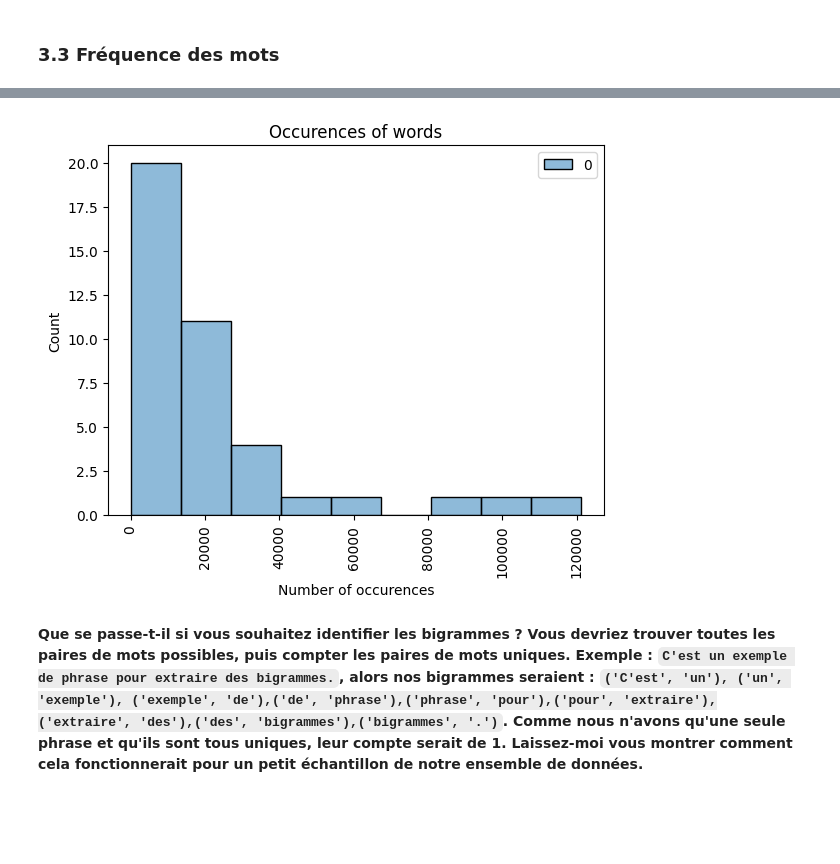
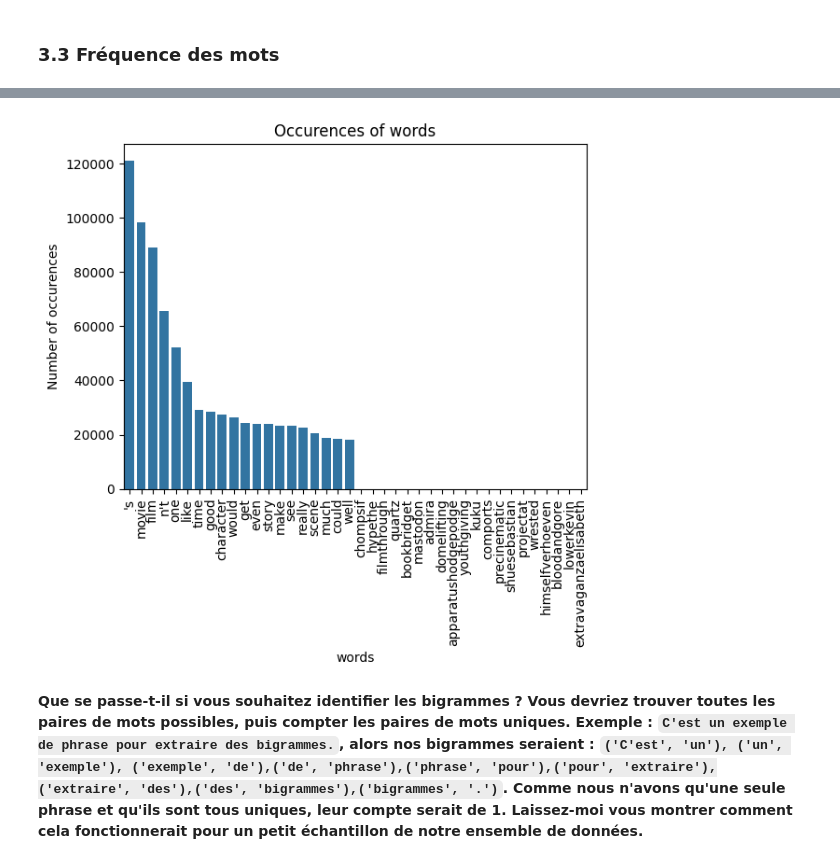
Before and after one commit to SimonTheoret/dev6, a Jupyter notebook: hw6.ipynb, the cells around one changed output, grey strips where cells are left out. Saved outputs shown, nothing was run; the diff lists cells and outputs as text; code cells hidden in the pictures; blank space fills up the shorter version.

```diff
--- a/hw6.ipynb
+++ b/hw6.ipynb
@@ -180,10 +203,10 @@ df_40.head()
 # %%
-ax = sns.histplot(df_40)#, x ="index", y = 0, element="step", fill=False)
-ax.set(xlabel='Number of occurences', title = "Occurences of words")
+ax = sns.barplot(df_40, x ="index",  y= 0)
+ax.set(ylabel='Number of occurences', title = "Occurences of words", xlabel = 'words')
 plt.xticks(rotation=90)
 plt.show()
 # %% [output]
-[figure, old version]
+[figure, new version]
 # %% [markdown]
 **Que se passe-t-il si vous souhaitez identifier les bigrammes ? Vous devriez trouver toutes les paires de mots possibles, puis compter les paires de mots uniques. Exemple : `C'est un exemple de phrase pour extraire des bigrammes.`, alors nos bigrammes seraient : `('C'est', 'un'), ('un', 'exemple'), ('exemple', 'de'),('de', 'phrase'),('phrase', 'pour'),('pour', 'extraire'),('extraire', 'des'),('des', 'bigrammes'),('bigrammes', '.')`. Comme nous n'avons qu'une seule phrase et qu'ils sont tous uniques, leur compte serait de 1. Laissez-moi vous montrer comment cela fonctionnerait pour un petit échantillon de notre ensemble de données.**
 # %%
```
Also changed, not shown: parts of 16 cells of this notebook, 1 other file.
